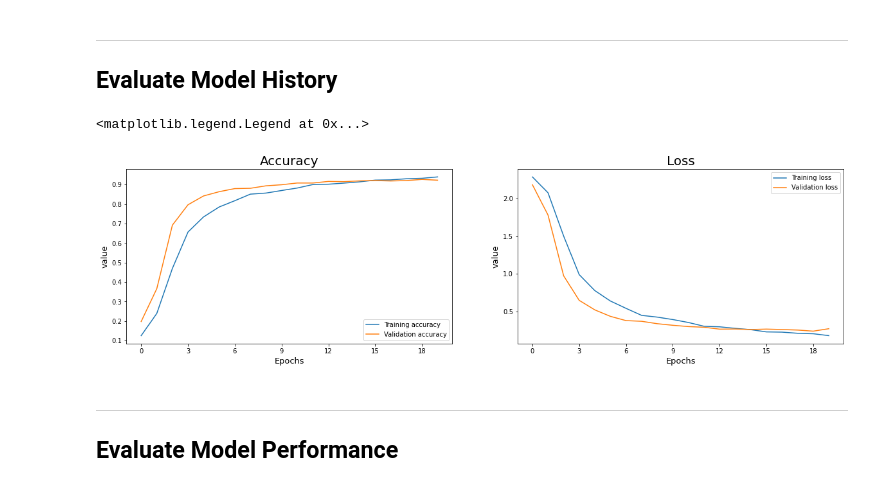
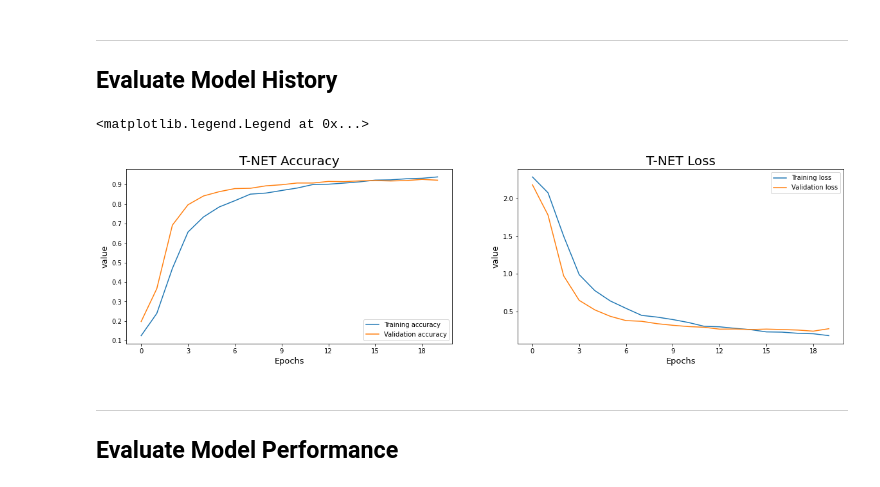
Before and after one commit to T-Visor/captcha-tensorflow, a Jupyter notebook: notebooks/algorithm-evaluation.ipynb, the cells around one changed output. Saved outputs shown, nothing was run; the diff lists cells and outputs as text; code cells hidden in the pictures.

```diff
--- a/notebooks/algorithm-evaluation.ipynb
+++ b/notebooks/algorithm-evaluation.ipynb
@@ -40,33 +40,33 @@ DIMENSIONS = 4
 ## Evaluate Model History
 # %%
 # Open serialized training history data for VGG-16 model.
-with open(r'heterogeneous-solver-history', 'rb') as input_file:
+with open(r'model-info/heterogeneous-solver-history', 'rb') as input_file:
             history = pickle.load(input_file, encoding='bytes')
 # %%
 # Plot the training history.
 title_font = 20
 axis_font = 13
 
 figure, axes = pyplot.subplots(1, 2, figsize=(20, 5))
 
 axes[0].set_xticks(range(0, 21, 3))
 axes[0].plot(history['accuracy'], label='Training accuracy')
 axes[0].plot(history['val_accuracy'], label='Validation accuracy')
-axes[0].set_title('Accuracy', fontsize=20)
+axes[0].set_title('T-NET Accuracy', fontsize=20)
 axes[0].set_xlabel('Epochs', fontsize=axis_font)
 axes[0].set_ylabel('value', fontsize=axis_font)
 axes[0].legend()
 
 axes[1].set_xticks(range(0, 21, 3))
 axes[1].plot(history['loss'], label='Training loss')
 axes[1].plot(history['val_loss'], label='Validation loss')
-axes[1].set_title('Loss', fontsize=20)
+axes[1].set_title('T-NET Loss', fontsize=20)
 axes[1].set_xlabel('Epochs', fontsize=axis_font)
 axes[1].set_ylabel('value', fontsize=axis_font)
 axes[1].legend()
 # %% [output]
 <matplotlib.legend.Legend at 0x...>
-[figure, old version]
+[figure, new version]
 # %% [markdown]
 ---
 ## Evaluate Model Performance
```
Also changed, not shown: parts of 2 cells of this notebook.
